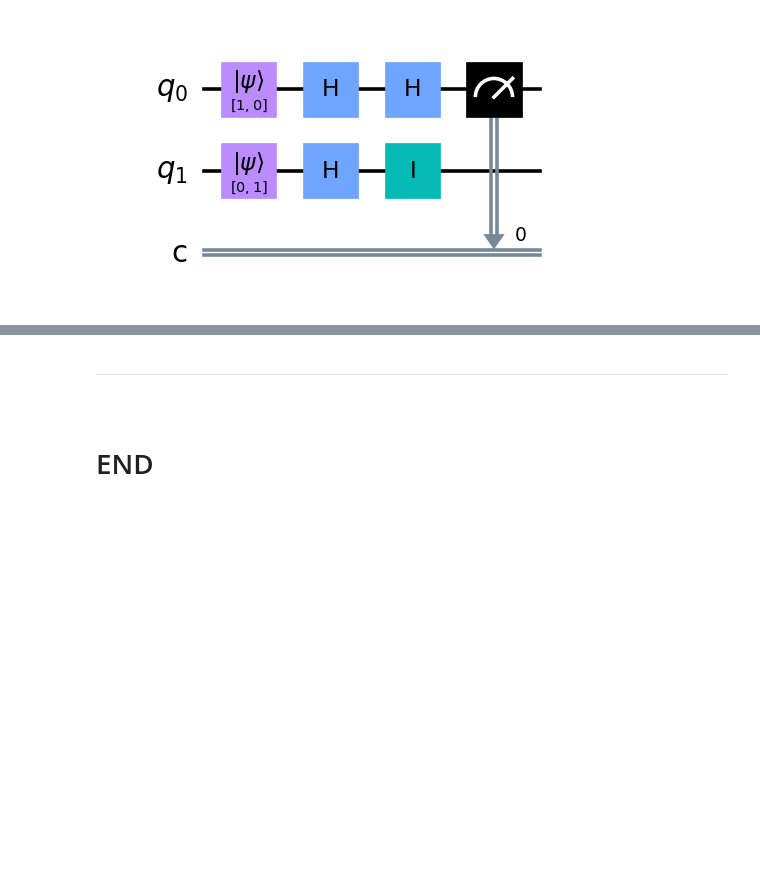
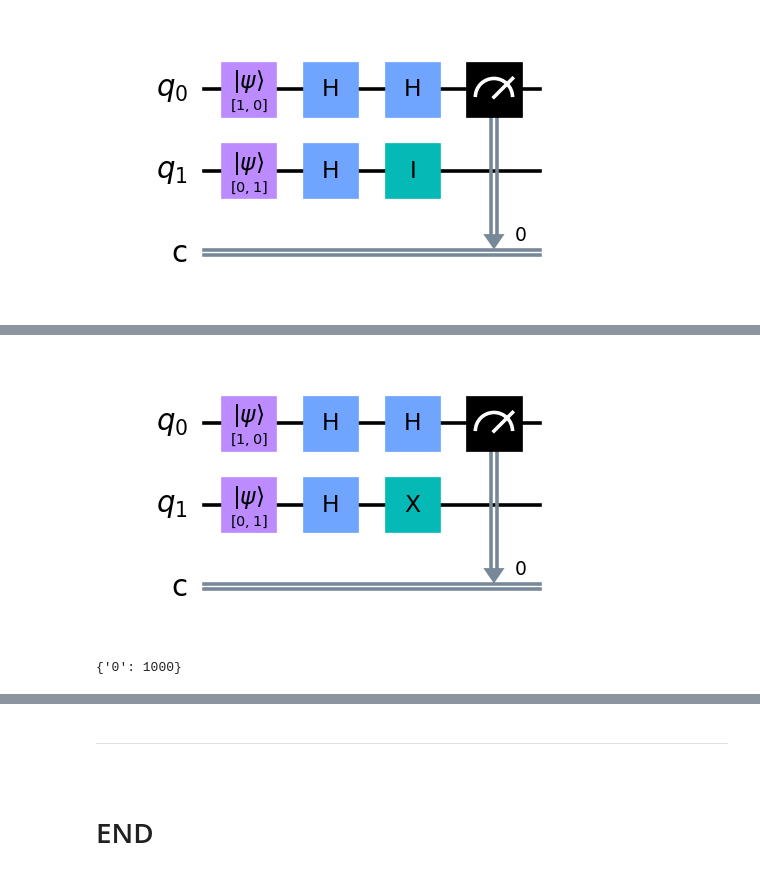
Before and after one commit to Oskar-Ciebien/Emerging-Technologies-Project, a Jupyter notebook: quantum-deutsch.ipynb, the cells around one changed output, grey strips where cells are left out. Drawn from its saved outputs; the diff is of its cells as text; code cells hidden in the pictures; blank space fills up the shorter version.

```diff
--- a/quantum-deutsch.ipynb
+++ b/quantum-deutsch.ipynb
@@ -353,0 +401,5 @@ results.get_counts()
+# %%
+# Draw the circuit.
+circuit.draw(output='mpl', scale=1.8)
+# %% [output]
+[figure, added]
@@ -353,0 +421,5 @@ results.get_counts()
+# %%
+# Show the results
+counts
+# %% [output]
+{'0': 1000}
```
Also changed, not shown: parts of 20 cells of this notebook.
